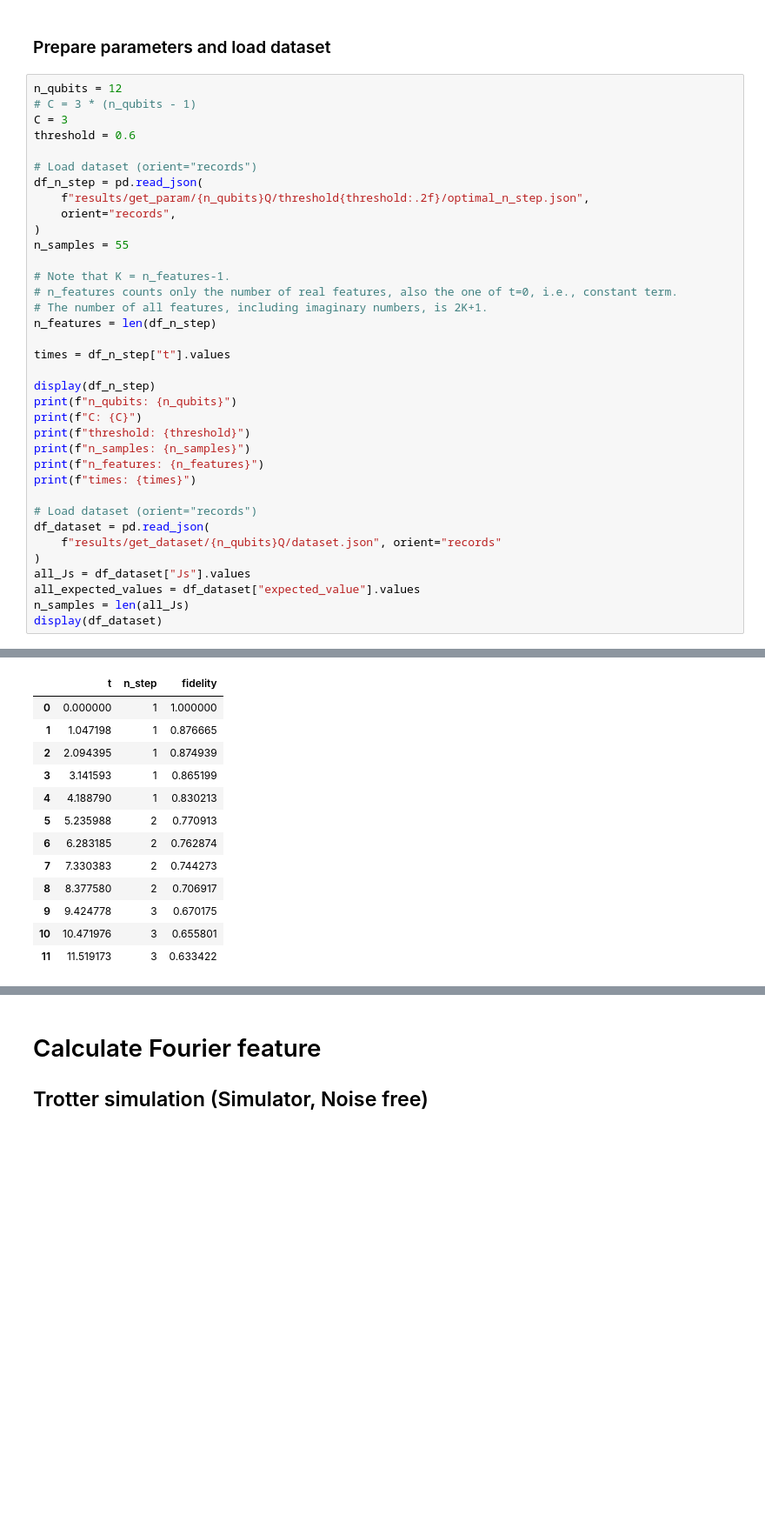
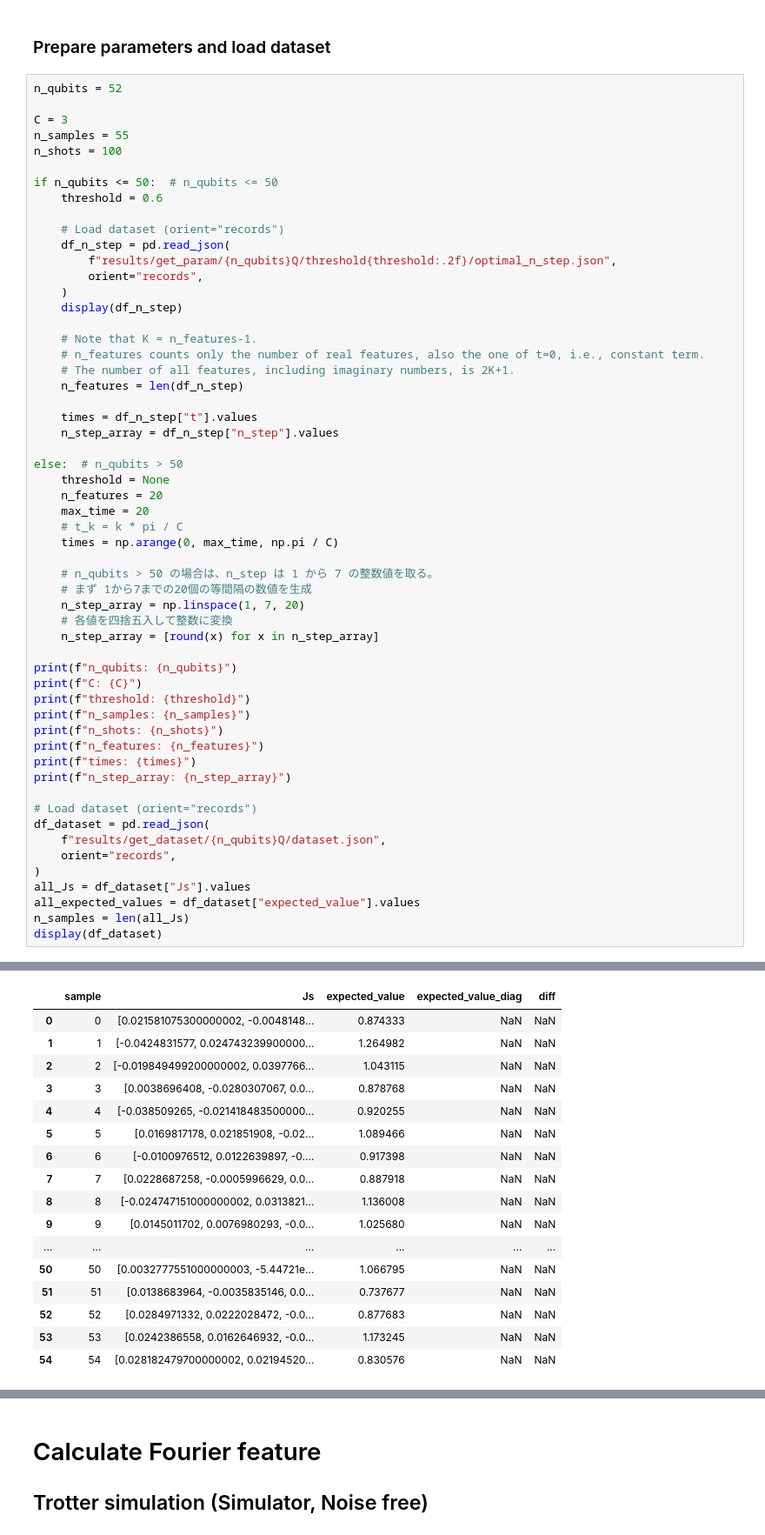
Before and after one commit to YutoMorohoshi/fourier_learning_ibm, a Jupyter notebook: fourier_feature_sim_noisy.ipynb, the cells around one changed output, grey strips where cells are left out. Shown: that part at 87% size. Cells and saved outputs as stored; diff of their text form; blank space fills up the shorter version.

```diff
--- a/fourier_feature_sim_noisy.ipynb
+++ b/fourier_feature_sim_noisy.ipynb
@@ -58,36 +78,56 @@ Using backend noisy simulator: AerSimulator('aer_simulator_density_matrix_gpu'
 # %% [markdown]
 ### Prepare parameters and load dataset
 # %%
-n_qubits = 12
-# C = 3 * (n_qubits - 1)
+n_qubits = 52
+
 C = 3
-threshold = 0.6
+n_samples = 55
+n_shots = 100
 
-# Load dataset (orient="records")
-df_n_step = pd.read_json(
-    f"results/get_param/{n_qubits}Q/threshold{threshold:.2f}/optimal_n_step.json",
-    orient="records",
-)
-n_samples = 55
+if n_qubits <= 50:  # n_qubits <= 50
+    threshold = 0.6
 
-# Note that K = n_features-1.
-# n_features counts only the number of real features, also the one of t=0, i.e., constant term.
-# The number of all features, including imaginary numbers, is 2K+1.
-n_features = len(df_n_step)
+    # Load dataset (orient="records")
+    df_n_step = pd.read_json(
+        f"results/get_param/{n_qubits}Q/threshold{threshold:.2f}/optimal_n_step.json",
+        orient="records",
+    )
+    display(df_n_step)
 
-times = df_n_step["t"].values
+    # Note that K = n_features-1.
+    # n_features counts only the number of real features, also the one of t=0, i.e., constant term.
+    # The number of all features, including imaginary numbers, is 2K+1.
+    n_features = len(df_n_step)
 
-display(df_n_step)
+    times = df_n_step["t"].values
+    n_step_array = df_n_step["n_step"].values
+
+else:  # n_qubits > 50
+    threshold = None
+    n_features = 20
+    max_time = 20
+    # t_k = k * pi / C
+    times = np.arange(0, max_time, np.pi / C)
+
+    # n_qubits > 50 の場合は、n_step は 1 から 7 の整数値を取る。
+    # まず 1から7までの20個の等間隔の数値を生成
+    n_step_array = np.linspace(1, 7, 20)
+    # 各値を四捨五入して整数に変換
+    n_step_array = [round(x) for x in n_step_array]
+
 print(f"n_qubits: {n_qubits}")
 print(f"C: {C}")
 print(f"threshold: {threshold}")
 print(f"n_samples: {n_samples}")
+print(f"n_shots: {n_shots}")
 print(f"n_features: {n_features}")
 print(f"times: {times}")
+print(f"n_step_array: {n_step_array}")
 
 # Load dataset (orient="records")
 df_dataset = pd.read_json(
-    f"results/get_dataset/{n_qubits}Q/dataset.json", orient="records"
+    f"results/get_dataset/{n_qubits}Q/dataset.json",
+    orient="records",
 )
 all_Js = df_dataset["Js"].values
 all_expected_values = df_dataset["expected_value"].values
@@ -97,13 +148,17 @@ display(df_dataset)
-|  | t | n_step | fidelity |
-| 0 | 0.000000 | 1 | 1.000000 |
-| 1 | 1.047198 | 1 | 0.876665 |
-| 2 | 2.094395 | 1 | 0.874939 |
-| 3 | 3.141593 | 1 | 0.865199 |
-| 4 | 4.188790 | 1 | 0.830213 |
-| 5 | 5.235988 | 2 | 0.770913 |
-| 6 | 6.283185 | 2 | 0.762874 |
-| 7 | 7.330383 | 2 | 0.744273 |
-| 8 | 8.377580 | 2 | 0.706917 |
-| 9 | 9.424778 | 3 | 0.670175 |
-| 10 | 10.471976 | 3 | 0.655801 |
-| 11 | 11.519173 | 3 | 0.633422 |
+|  | sample | Js | expected_value | expected_value_diag | diff |
+| 0 | 0 | [0.021581075300000002, -0.0048148... | 0.874333 | NaN | NaN |
+| 1 | 1 | [-0.0424831577, 0.024743239900000... | 1.264982 | NaN | NaN |
+| 2 | 2 | [-0.019849499200000002, 0.0397766... | 1.043115 | NaN | NaN |
+| 3 | 3 | [0.0038696408, -0.0280307067, 0.0... | 0.878768 | NaN | NaN |
+| 4 | 4 | [-0.038509265, -0.021418483500000... | 0.920255 | NaN | NaN |
+| 5 | 5 | [0.0169817178, 0.021851908, -0.02... | 1.089466 | NaN | NaN |
+| 6 | 6 | [-0.0100976512, 0.0122639897, -0.... | 0.917398 | NaN | NaN |
+| 7 | 7 | [0.0228687258, -0.0005996629, 0.0... | 0.887918 | NaN | NaN |
+| 8 | 8 | [-0.024747151000000002, 0.0313821... | 1.136008 | NaN | NaN |
+| 9 | 9 | [0.0145011702, 0.0076980293, -0.0... | 1.025680 | NaN | NaN |
+| ... | ... | ... | ... | ... | ... |
+| 50 | 50 | [0.0032777551000000003, -5.44721e... | 1.066795 | NaN | NaN |
+| 51 | 51 | [0.0138683964, -0.0035835146, 0.0... | 0.737677 | NaN | NaN |
+| 52 | 52 | [0.0284971332, 0.0222028472, -0.0... | 0.877683 | NaN | NaN |
+| 53 | 53 | [0.0242386558, 0.0162646932, -0.0... | 1.173245 | NaN | NaN |
+| 54 | 54 | [0.028182479700000002, 0.02194520... | 0.830576 | NaN | NaN |
```
Also changed, not shown: parts of 7 cells of this notebook, 1 other file.
